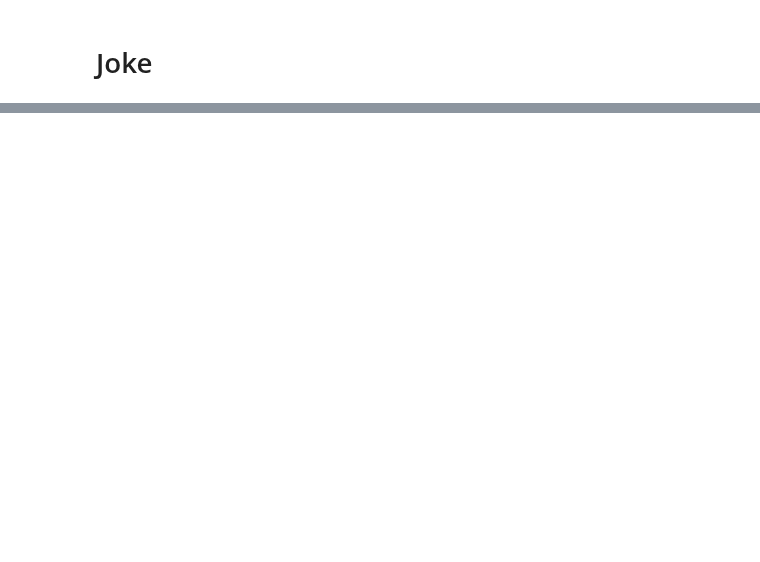
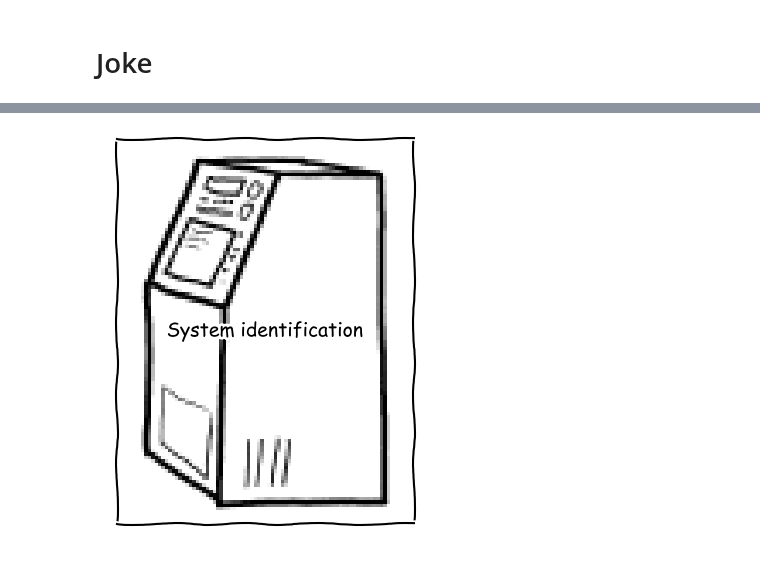
Before and after one commit to martinlarsalbert/VesselManoeuvringModels, a Jupyter notebook: notebooks/30.01_joke.ipynb, the cells around one changed output, grey strips where cells are left out. Saved outputs shown, nothing was run; the diff lists cells and outputs as text; code cells hidden in the pictures; blank space fills up the shorter version.

```diff
--- a/notebooks/30.01_joke.ipynb
+++ b/notebooks/30.01_joke.ipynb
@@ -184 +212,14 @@ plt.tight_layout()
+# %%
+im = plt.imread("ai_research.png")
+with plt.xkcd(randomness=0.25):
+    implot = plt.imshow(im)
+    ax = implot.axes
+    ax.set_xticks([])
+    ax.set_yticks([])
+    ax.text(np.array(ax.get_xlim()).mean(),np.array(list(ax.get_ylim())).mean(),"System identification", horizontalalignment='center',
+        verticalalignment='center',)
+
+plt.savefig("strip_2.pdf")
+# %% [output]
+[figure, added]
 # %%
```
Also changed, not shown: parts of 6 cells of this notebook, 2 other files.
